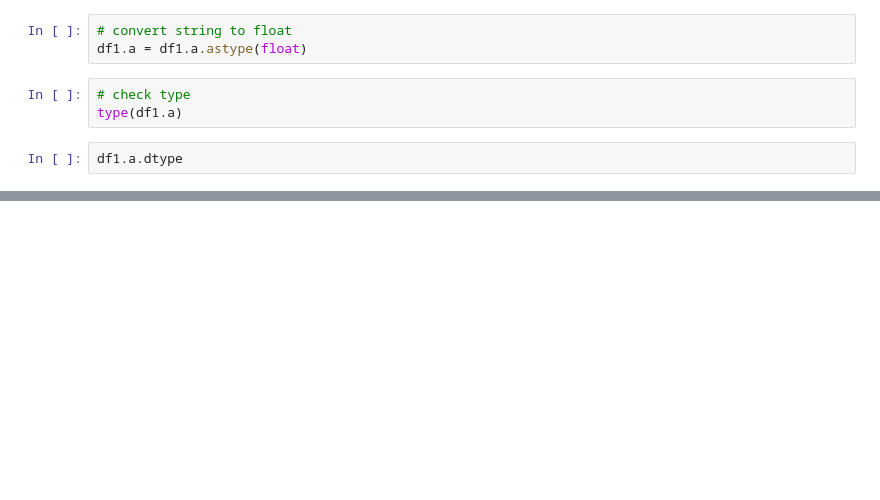
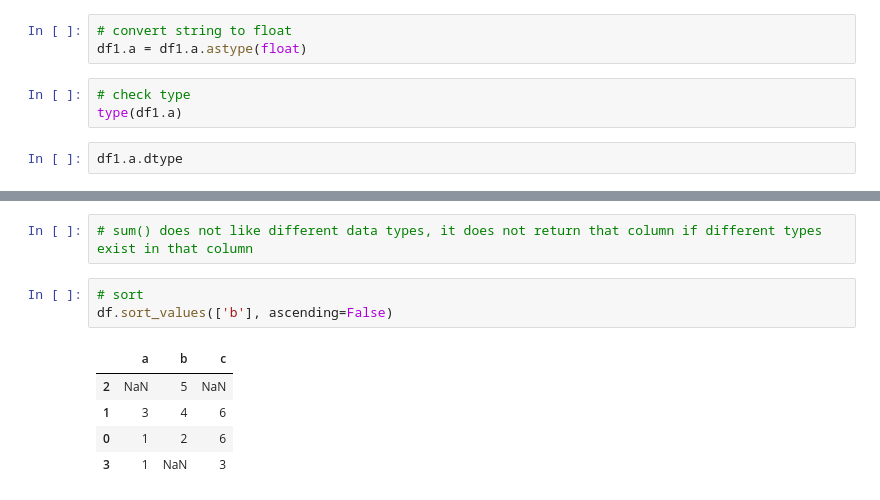
Before and after one commit to Jackgmlin/pandas-notes, a Jupyter notebook: pandas-api.ipynb, the cells around one changed output, grey strips where cells are left out. Cells and saved outputs as stored; diff of their text form; blank space fills up the shorter version.

```diff
--- a/pandas-api.ipynb
+++ b/pandas-api.ipynb
@@ -41,0 +123,11 @@ df
+# %%
+# sum() does not like different data types, it does not return that column if different types exist in that column
+# %%
+# sort
+df.sort_values(['b'], ascending=False)
+# %% [output]
+|  | a | b | c |
+| 2 | NaN | 5 | NaN |
+| 1 | 3 | 4 | 6 |
+| 0 | 1 | 2 | 6 |
+| 3 | 1 | NaN | 3 |
```
Also changed, not shown: parts of 49 cells of this notebook.
